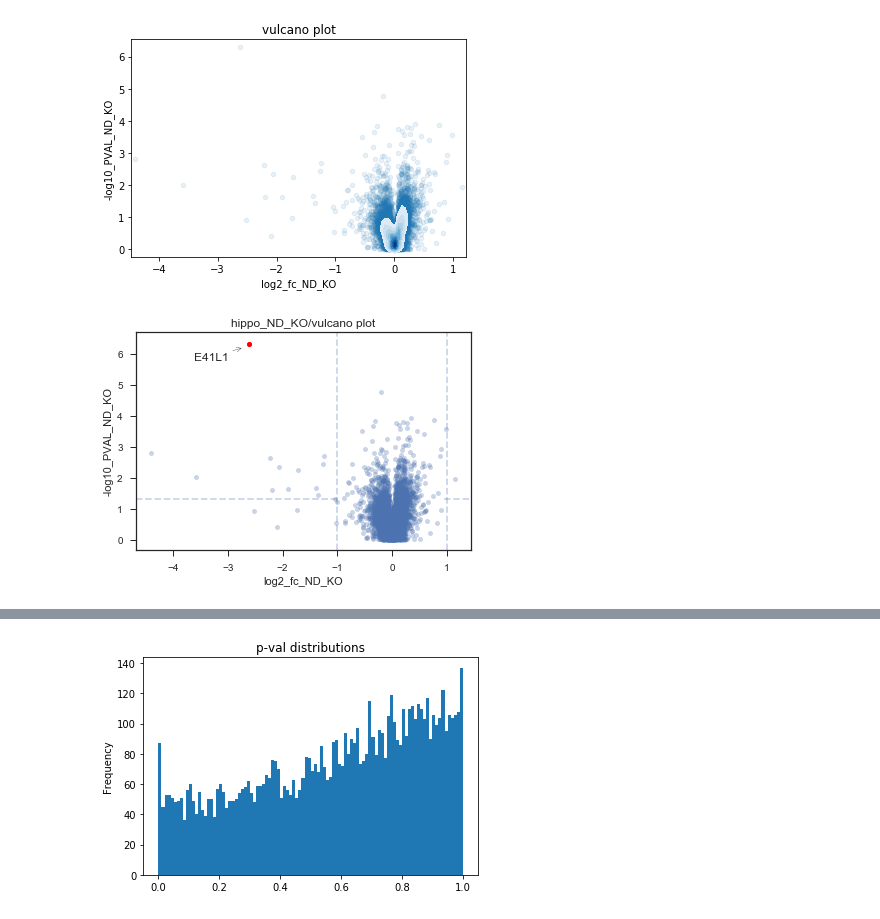
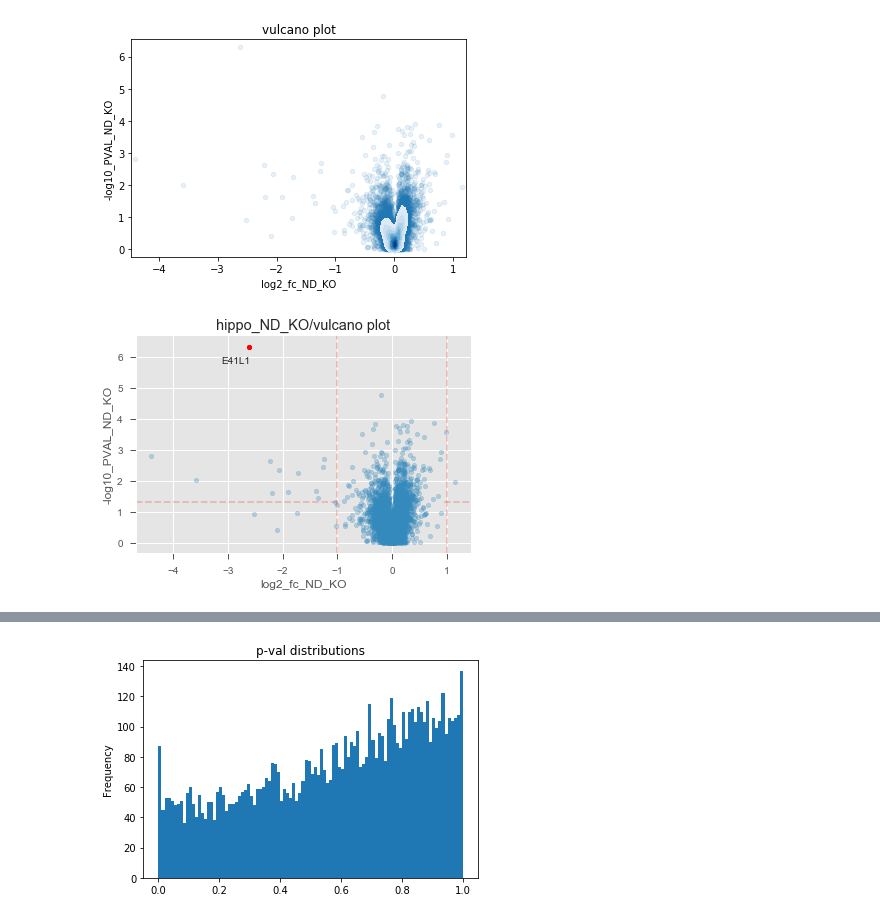
Before and after one commit to mtinti/jennie_analysis, a Jupyter notebook: analysis_hippo.ipynb, the cells around one changed output, grey strips where cells are left out. Cells and saved outputs as stored; diff of their text form; code cells hidden in the pictures.

```diff
--- a/analysis_hippo.ipynb
+++ b/analysis_hippo.ipynb
@@ -146,11 +146,11 @@ tag_1='ND'
 tag_2='KO'
 import os
 tag = tag_1 +'_'+tag_2
-os.makedirs('hippo_'+tag)
+#os.makedirs('hippo_'+tag)
 sns.set(style="ticks")
 from statsmodels.sandbox.stats.multicomp import multipletests
 def make_analysis(norm_df, onesample_results, tag):
-
+    plt.style.use('ggplot')
     # Set up the figure
     f, ax = plt.subplots()
     #ax.set_aspect("equal")
@@ -165,42 +165,46 @@ def make_analysis(norm_df, onesample_results, tag):
     prot = 'sp|Q9Z2H5|E41L1_MOUSE Band 4.1-like protein 1 OS=Mus musculus GN=Epb41l1 PE=1 SV=2;sp|Q9Z2H5-2|E41L1_MOUSE Isoform 2 of Band 4.1-like protein 1 OS=Mus musculus GN=Epb41l1;sp|Q9Z2H5-3|E41L1_MOUSE Isoform 3 of Band 4.1-like protein 1 OS=Mus musculus GN=Epb41'
     norm_df.loc[[prot,prot]].plot(kind='scatter',x='log2_fc_'+tag,y='-log10_PVAL_'+tag, ax=ax, c='r')
 
+    #ax = sns.regplot(x='log2_fc_'+tag,
+                     #y='-log10_PVAL_'+tag,
+                     #data=norm_df.dropna(), ax=ax)
+
     x=norm_df.loc[prot]['log2_fc_'+tag]-0.1
     y=norm_df.loc[prot]['-log10_PVAL_'+tag]-0.1
-    xt = norm_df.loc[prot]['log2_fc_'+tag]-1
+    xt = norm_df.loc[prot]['log2_fc_'+tag]-0.5
     yt = norm_df.loc[prot]['-log10_PVAL_'+tag]-0.5
     ax.annotate('E41L1',
 
                 xy=(x, y),
                 xytext=(xt, yt),
-            arrowprops=dict(facecolor='black',  arrowstyle="->"),
+            #arrowprops=dict(  arrowstyle="->"),
             )
     #norm_df = norm_df[['log2_fc_'+tag, '-log10_PVAL_'+tag]]
     #norm_df = norm_df.dropna()
     #norm_df.plot(kind='scatter',x='log2_fc_'+tag,y='-log10_PVAL_'+tag, alpha=0.1,s=1,ax=ax)
     #sns.kdeplot(norm_df['log2_fc_'+tag], norm_df['-log10_PVAL_'+tag],
                  #cmap="Blues", shade=True, shade_lowest=False, ax=ax)
 
     ax.axvline(x=1, ymin=0, ymax=1, ls='--',alpha=0.3)
     ax.axvline(x=-1, ymin=0, ymax=1, ls='--',alpha=0.3)
     ax.axhline(y=-np.log10(0.05), xmin=0, xmax=0.6, ls='--',alpha=0.3)
     ax.axhline(y=-np.log10(0.05), xmin=0.92, xmax=1, ls='--',alpha=0.3)
     plt.title('hippo_'+tag+'/'+'vulcano plot')
     plt.savefig('hippo_'+tag+'/'+'vulcano.svg')
     plt.show()
     return
 
 onesample_results = ttest_ind(norm_df[[tag_1+'_1',tag_1+'_2',tag_1+'_3']].T,
                               norm_df[[tag_2+'_1',tag_2+'_2',tag_2+'_3']].T)
 make_analysis(norm_df, onesample_results, tag=tag)
 temp = norm_df[[tag_1+'_1',tag_1+'_2',tag_1+'_3',
                 tag_2+'_1',tag_2+'_2',tag_2+'_3','log2_fc_'+tag,'-log10_PVAL_'+tag]]
 temp = temp.sort_values('-log10_PVAL_'+tag)
 temp = temp[(temp['log2_fc_'+tag]<-1) | (temp['log2_fc_'+tag]<-1)].sort_values('-log10_PVAL_'+tag)
 temp.head()
 temp.to_csv('hippo_'+tag+'/'+'data_'+tag+'.csv')
 # %% [output]
-[figure, old version]
+[figure, new version]
 # %%
 #print the significant one in the normalized and raw data
 test = norm_df[norm_df['PVAL_ND_KO_ADJ']<0.05]
```
Also changed, not shown: parts of 1 cell of this notebook, 6 other files.
